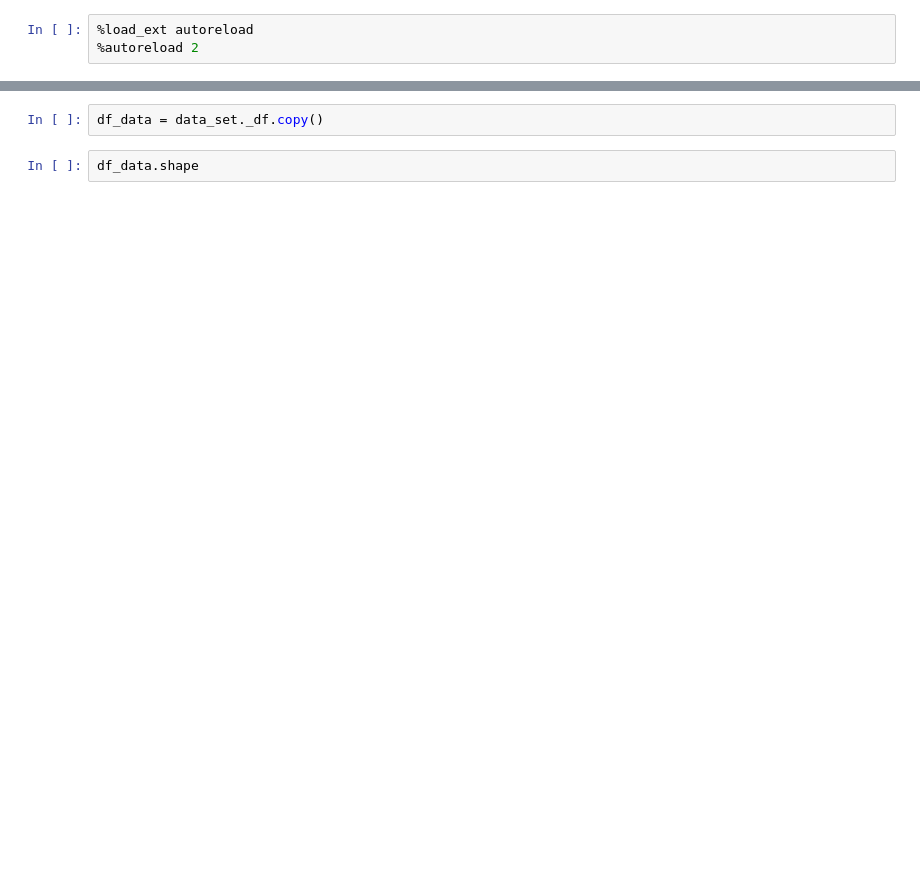
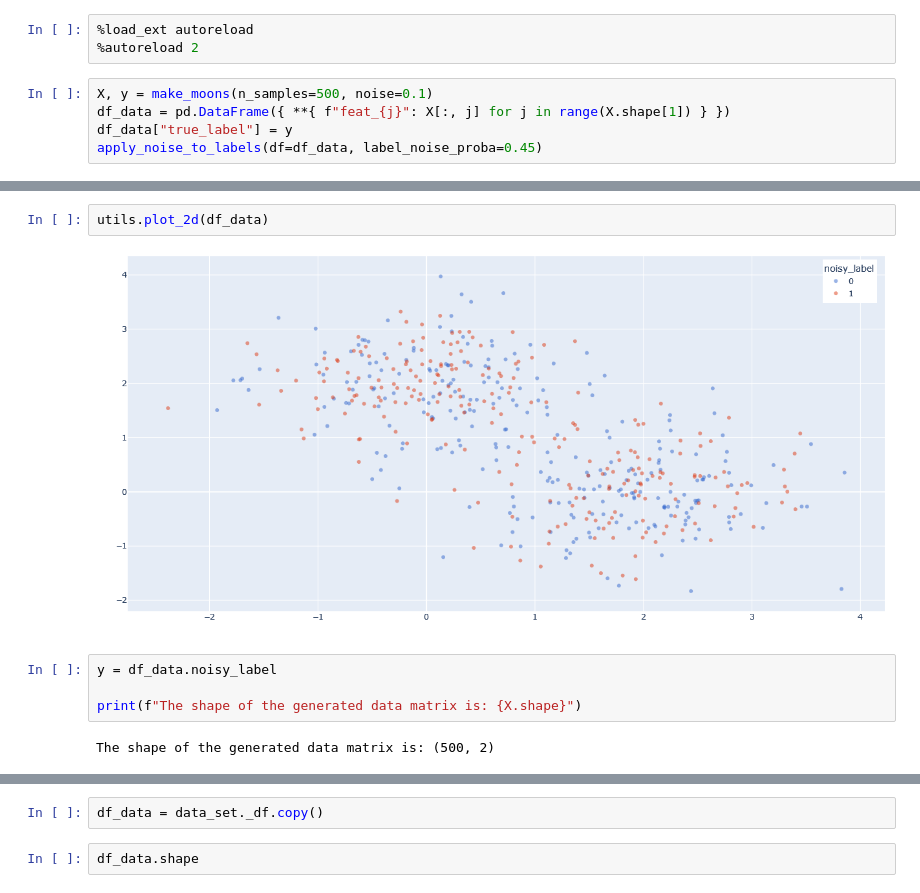
Before and after one commit to sheikhomar/mixture-learning, a Jupyter notebook: notebooks/02-random-walk-embeddings.ipynb, the cells around one changed output, grey strips where cells are left out. Saved outputs shown, nothing was run; the diff lists cells and outputs as text; blank space fills up the shorter version.

```diff
--- a/notebooks/02-random-walk-embeddings.ipynb
+++ b/notebooks/02-random-walk-embeddings.ipynb
@@ -24,3 +29,8 @@ import utils
 # %%
 %load_ext autoreload
 %autoreload 2
+# %%
+X, y = make_moons(n_samples=500, noise=0.1)
+df_data = pd.DataFrame({ **{ f"feat_{j}": X[:, j] for j in range(X.shape[1]) } })
+df_data["true_label"] = y
+apply_noise_to_labels(df=df_data, label_noise_proba=0.45)
@@ -26,0 +44,10 @@ import utils
+# %%
+utils.plot_2d(df_data)
+# %% [output]
+[figure, added]
+# %%
+y = df_data.noisy_label
+
+print(f"The shape of the generated data matrix is: {X.shape}")
+# %% [output]
+The shape of the generated data matrix is: (500, 2)
```
Also changed, not shown: parts of 22 cells of this notebook, 1 other file.
